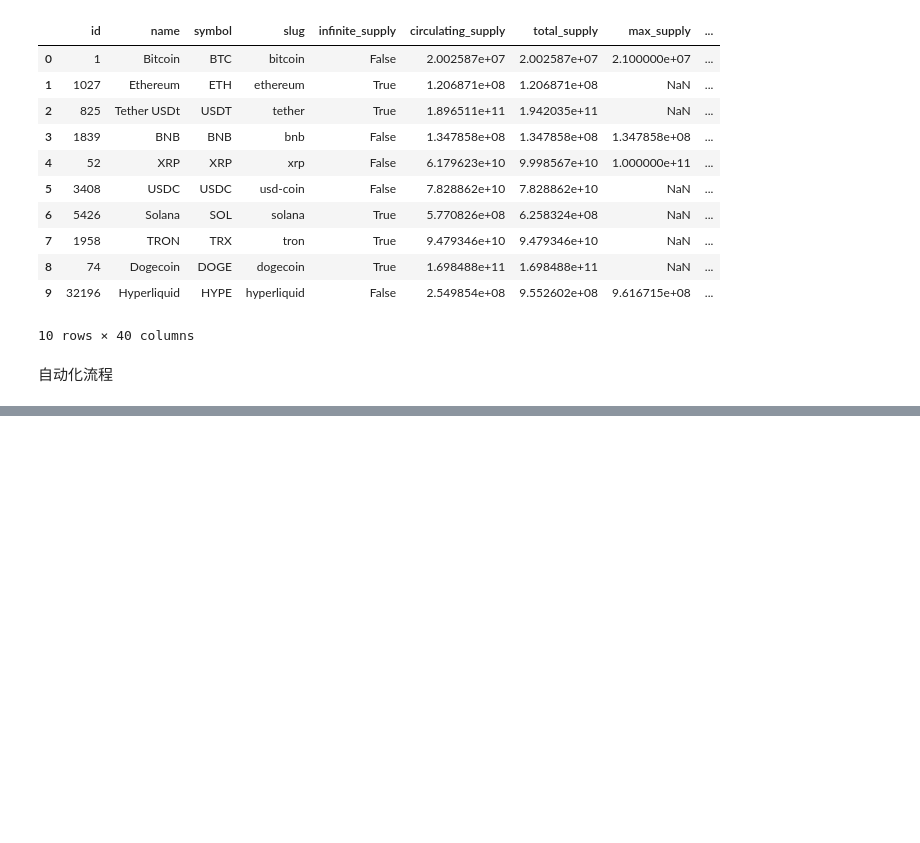
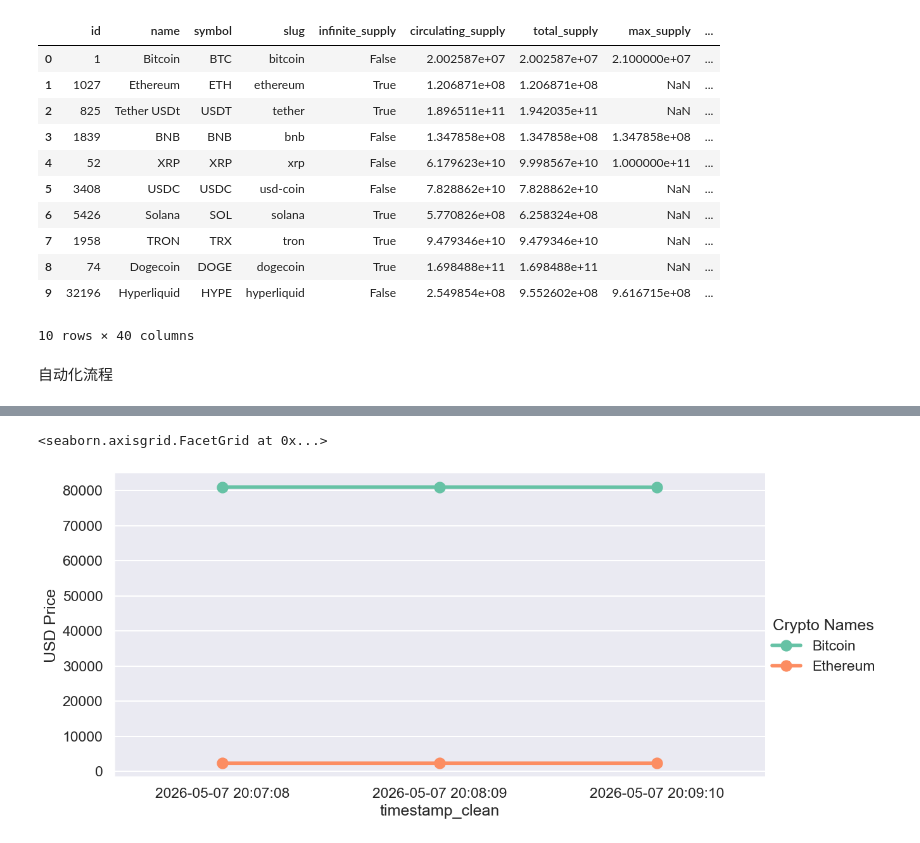
Before and after one commit to zinugamer/dataprojects, a Jupyter notebook: API_Project/API_Test.ipynb, the cells around one changed output, grey strips where cells are left out. Cells and saved outputs as stored; diff of their text form; code cells hidden in the pictures; blank space fills up the shorter version.

```diff
--- a/API_Project/API_Test.ipynb
+++ b/API_Project/API_Test.ipynb
@@ -173,0 +516,6 @@ df
+# %%
+# Time Series Analysis
+
+df12 = df[['name', 'quote.USD.price', 'timestamp']] # 从原始 DataFrame 中选择特定的列，创建一个新的 DataFrame df12
+df12 = df12.query('name == "Bitcoin" or name == "Ethereum"') # 使用 query 方法过滤数据，只保留 name 列中值为 "Bitcoin" 或 "Ethereum" 的行
+df12
@@ -173,0 +530,20 @@ df
+# %%
+# 修改列名
+df12 = df12.rename(columns={'quote.USD.price': 'USD Price', 'names': 'Crypto Names'})
+
+# 第一步：把字符串变成真正的 Datetime 对象（必须先做这一步！）
+df12['timestamp'] = pd.to_datetime(df12['timestamp'])
+
+# 第二步：现在你可以安全地使用 .dt 访问器了
+df12['timestamp_clean'] = df12['timestamp'].dt.strftime('%Y-%m-%d %H:%M:%S')
+
+sns.set_style('darkgrid') # 设置 Seaborn 的样式为白色网格
+sns.set_palette('Set2') # 设置 Seaborn 的调色板为 Set2，提供一组柔和的颜色
+sns.set_context('talk') # 设置 Seaborn 的上下文为 'talk'，以调整图表的字体大小和元素比例，使其适合在演讲或展示中使用
+#sns.set_context('notebook') # 设置 Seaborn 的上下文为 'notebook'，以调整图表的字体大小和元素比例，使其适合在 Jupyter Notebook 中使用
+
+sns.catplot(x='timestamp_clean', y='USD Price', hue='Crypto Names', data=df12, kind='point', height=6, aspect=2) # 创建一个分类图（catplot），以展示比特币价格随时间的变化情况
+#sns.lineplot(x='timestamp', y='quote.USD.price', data=df12) # 创建一个线图（lineplot），以展示比特币价格随时间的变化情况
+# %% [output]
+<seaborn.axisgrid.FacetGrid at 0x...>
+[figure, added]
```
Also changed, not shown: parts of 32 cells of this notebook, 24 other files.
